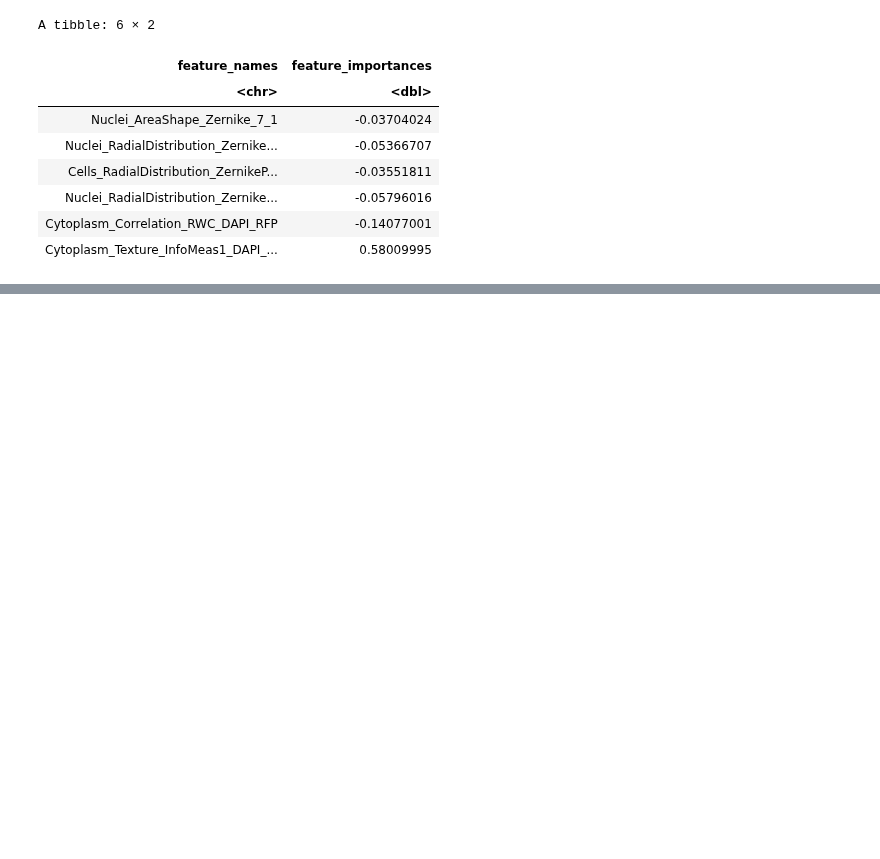
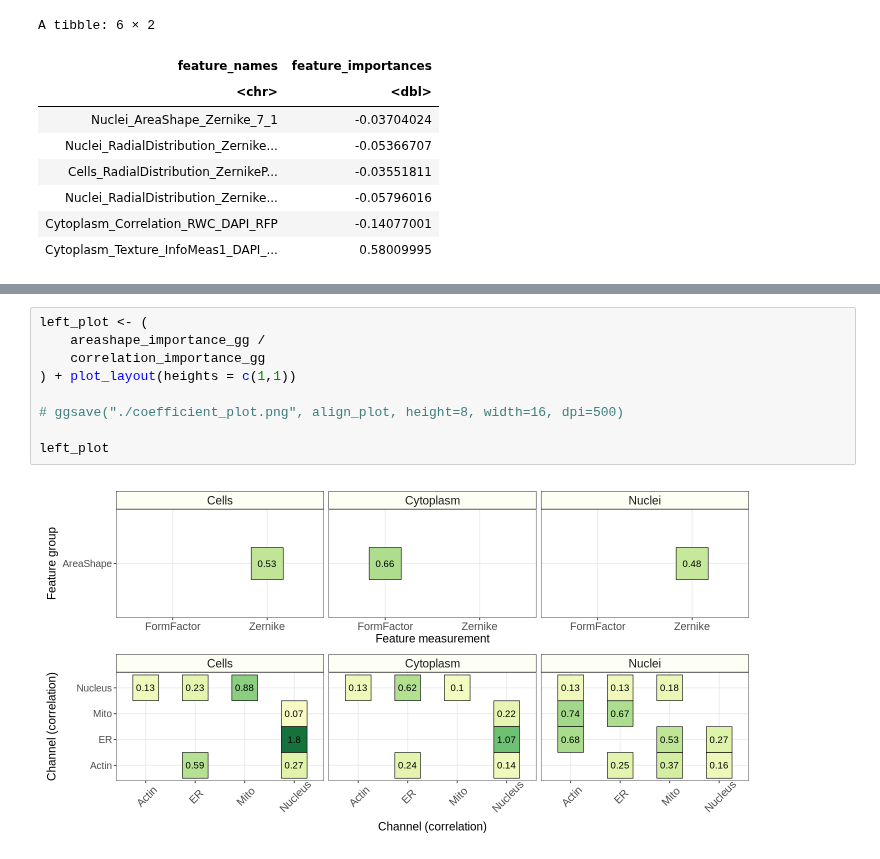
Before and after one commit to WayScience/NF1_SchwannCell_data_analysis, a Jupyter notebook: 4.figures/main_figure_4/main_figure_4.ipynb, the cells around one changed output, grey strips where cells are left out. Drawn from its saved outputs; the diff is of its cells as text; blank space fills up the shorter version.

```diff
--- a/4.figures/main_figure_4/main_figure_4.ipynb
+++ b/4.figures/main_figure_4/main_figure_4.ipynb
@@ -260,2 +273,13 @@ correlation_importance_gg
+# %%
+left_plot <- (
+    areashape_importance_gg /
+    correlation_importance_gg
+) + plot_layout(heights = c(1,1))
+
+# ggsave("./coefficient_plot.png", align_plot, height=8, width=16, dpi=500)
+
+left_plot
+# %% [output]
+[figure, added]
 # %%
 align_plot <- (
```
Also changed, not shown: parts of 6 cells of this notebook, 2 other files.
